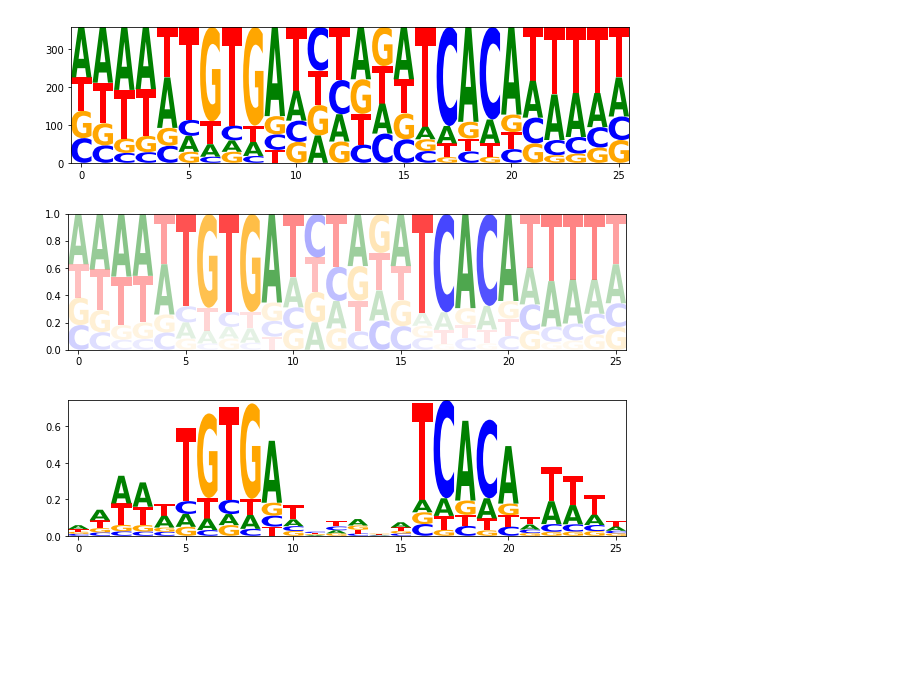
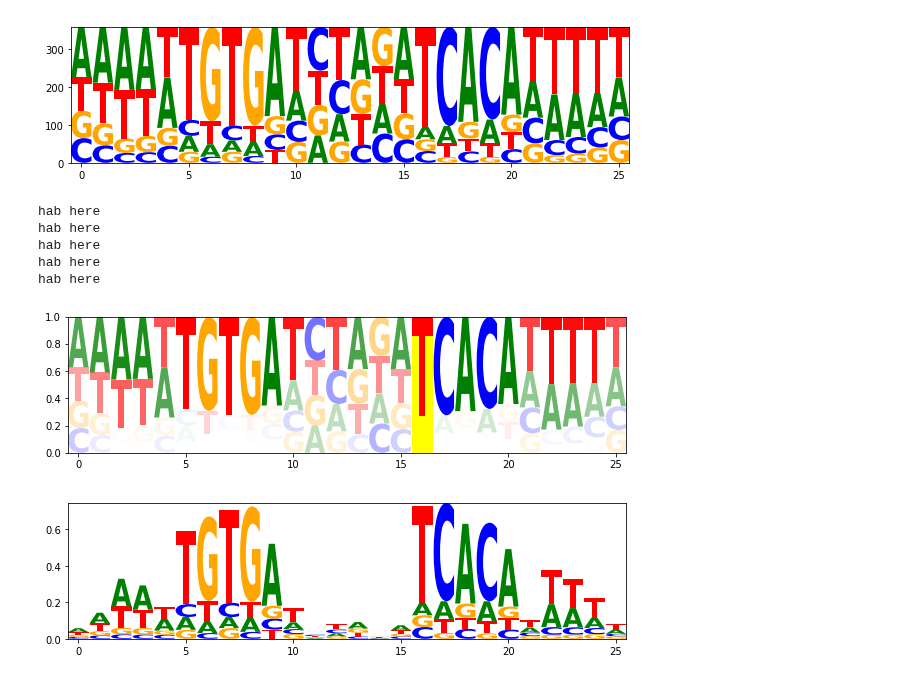
Before and after one commit to jbkinney/logomaker, a Jupyter notebook: jupyter_notebooks/19.03.12_transform_matrix.ipynb, the cells around one changed output. Drawn from its saved outputs; the diff is of its cells as text; code cells hidden in the pictures; blank space fills up the shorter version.

```diff
--- a/jupyter_notebooks/19.03.12_transform_matrix.ipynb
+++ b/jupyter_notebooks/19.03.12_transform_matrix.ipynb
@@ -69,10 +71,17 @@ logo = logomaker.Logo(counts_mat)
 # %%
 # Alignment -> Probability matrix
 prob_mat = logomaker.alignment_to_matrix(seqs, to_type='probability')
-logo = logomaker.Logo(prob_mat)
-logo.fade_glyphs_in_probability_logo()
+
+logo = logomaker.Logo(prob_mat,draw_now=False)
+logo.fade_glyphs_in_probability_logo(v_alpha0=0.1,v_alpha1=0.5)
+logo.highlight_position(p=16)
 # %% [output]
+hab here
+hab here
+hab here
+hab here
+hab here
-[figure, old version]
+[figure, new version]
 # %%
 # Alignment -> Information matrix
 info_mat = logomaker.alignment_to_matrix(seqs, to_type='information')
```
Also changed, not shown: parts of 5 cells of this notebook, 3 other files.
